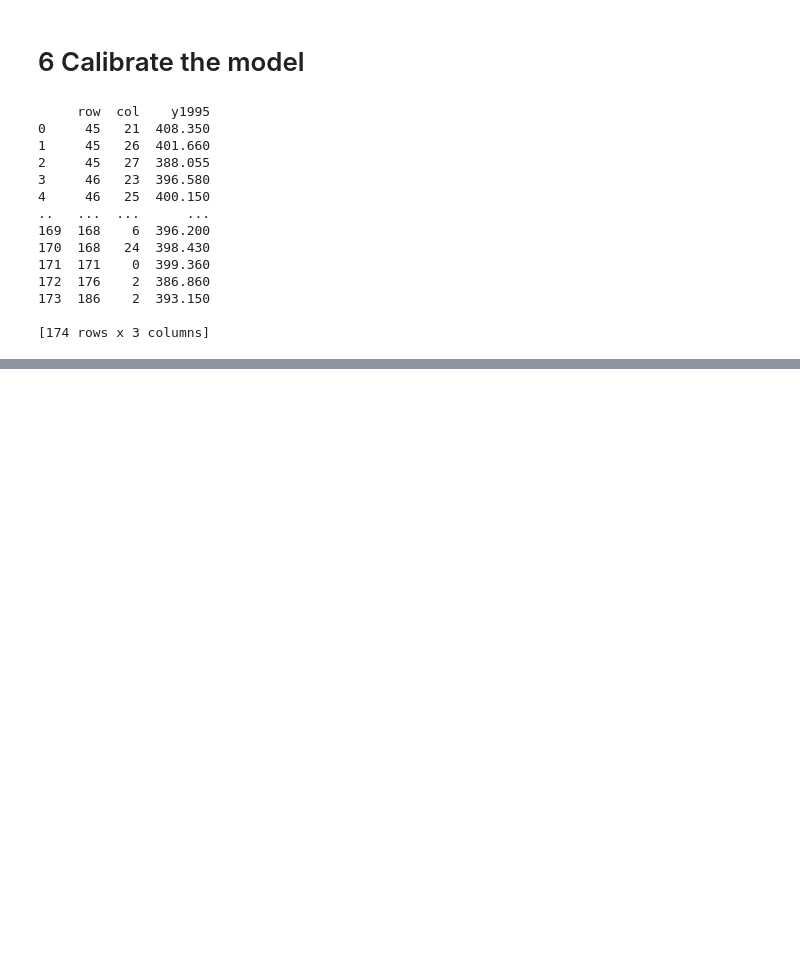
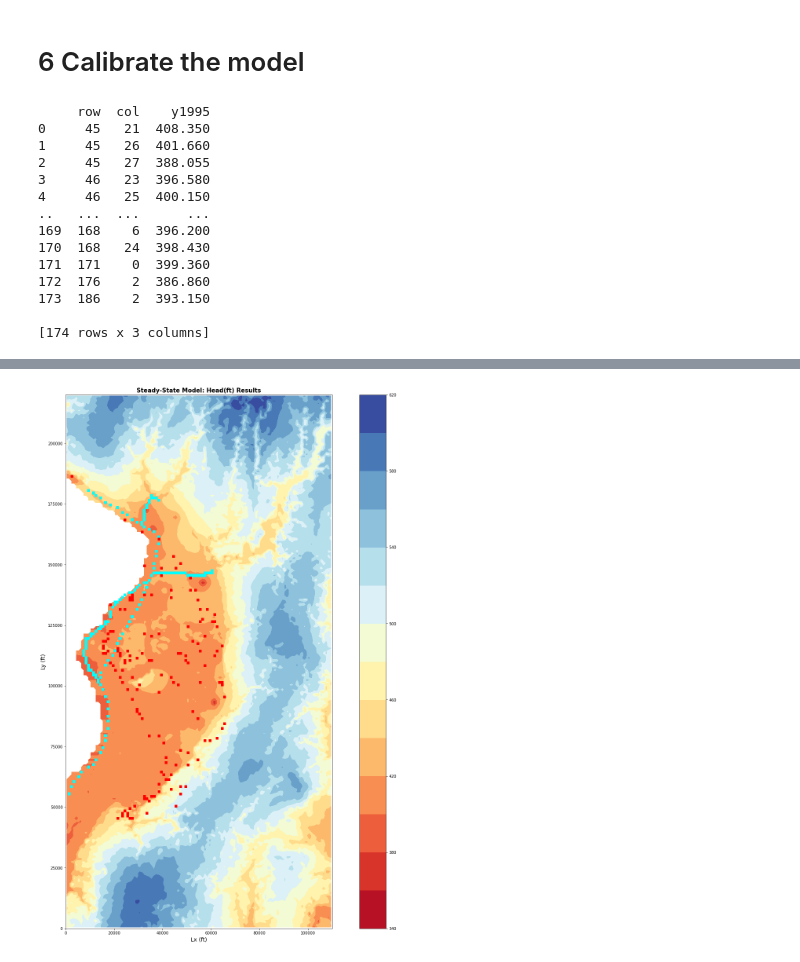
Before and after one commit to Firas-95/GEO572-Project-E.St.Louis, a Jupyter notebook: ESL_model_v2.21.ipynb, the cells around one changed output, grey strips where cells are left out. Saved outputs shown, nothing was run; the diff lists cells and outputs as text; code cells hidden in the pictures; blank space fills up the shorter version.

```diff
--- a/ESL_model_v2.21.ipynb
+++ b/ESL_model_v2.21.ipynb
@@ -819,3 +809,27 @@ print(dfhisthead)
+# %%
+"""Plot results"""
+plt.figure(figsize=(25, 25))  #create 16 x 16 figure
+modelmap = flopy.plot.map.PlotMapView(
+    model=m, layer=0)  #use plotmapview to attach plot to model
+contour_levels = np.linspace(300,600,10) #set contour levels for contouring head
+# contour_levels = np.linspace(200,600,26) #set contour levels for contouring head
+# head_contours = modelmap.contour_array(
+#     head[0], levels=contour_levels,cmap=plt.cm.jet_r)  #create head contours
+# plt.clabel(head_contours, inline=1, fontsize=11, fmt='%1.0f')
+
+plt.colorbar(plt.contourf(X, Y, head1,15,cmap=plt.cm.RdYlBu))
+rvr = modelmap.plot_bc(ftype='RIV',color='aqua')
+ # Plot the top elevation
+#display parameters
+plt.xlabel('Lx (ft)', fontsize=14)
+plt.ylabel('Ly (ft)', fontsize=14)
+plt.title('Steady-State Model: Head(ft) Results',
+          fontsize=15,
+          fontweight='bold')
+plt.plot(dfhisthead['x'],dfhisthead['y'],"sr")
+plt.show()
+# %% [output]
+[figure, added]
 # %%
 model=[]
 for index, row in dfhisthead.iterrows():
```
Also changed, not shown: parts of 18 cells of this notebook.
